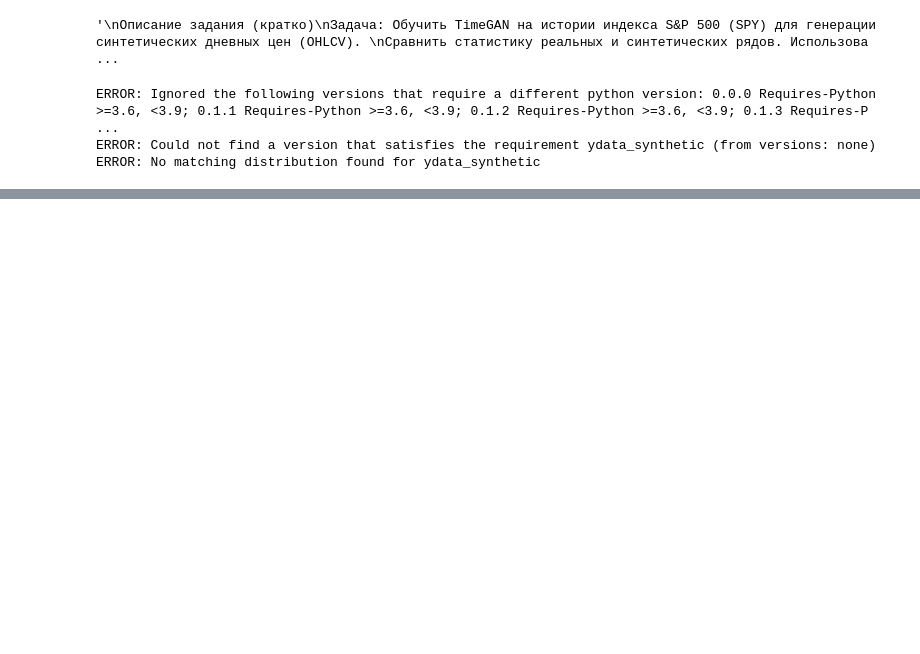
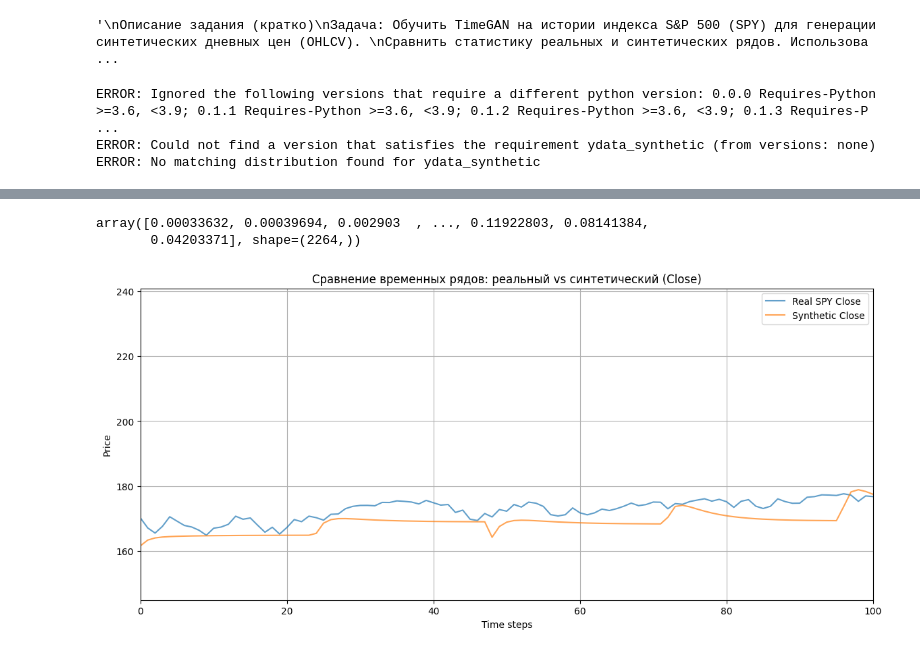
Before and after one commit to SemVan/BankingCourse, a Jupyter notebook: Seminar8.ipynb, the cells around one changed output, grey strips where cells are left out. Saved outputs shown, nothing was run; the diff lists cells and outputs as text; code cells hidden in the pictures; blank space fills up the shorter version.

```diff
--- a/Seminar8.ipynb
+++ b/Seminar8.ipynb
@@ -534,0 +625,25 @@ plt.show()
+# %%
+# [1,2,3,4]
+# [1,2,3] -> latent->decoded vector []
+# [2,3,4] -> latent->decoded vector []
+final = np.zeros(2264)
+for i in range(len(synth_df_list)):
+    final[i:i+seq_len] += synth_df_list[i]['Close'].values[:, 0]
+final = final / seq_len
+final
+# %% [output]
+array([0.00033632, 0.00039694, 0.002903  , ..., 0.11922803, 0.08141384,
+       0.04203371], shape=(2264,))
+# %%
+plt.figure(figsize=(14,6))
+plt.plot(df['Close'].values[:500], label='Real SPY Close', alpha=0.7)
+plt.plot(synth_df['Close'].values[:500], label='Synthetic Close', alpha=0.7)
+plt.title('Сравнение временных рядов: реальный vs синтетический (Close)')
+plt.xlabel('Time steps')
+plt.ylabel('Price')
+plt.legend()
+plt.grid(True)
+plt.xlim(0, 100)
+plt.show()
+# %% [output]
+[figure, added]
```
Also changed, not shown: parts of 10 cells of this notebook.
